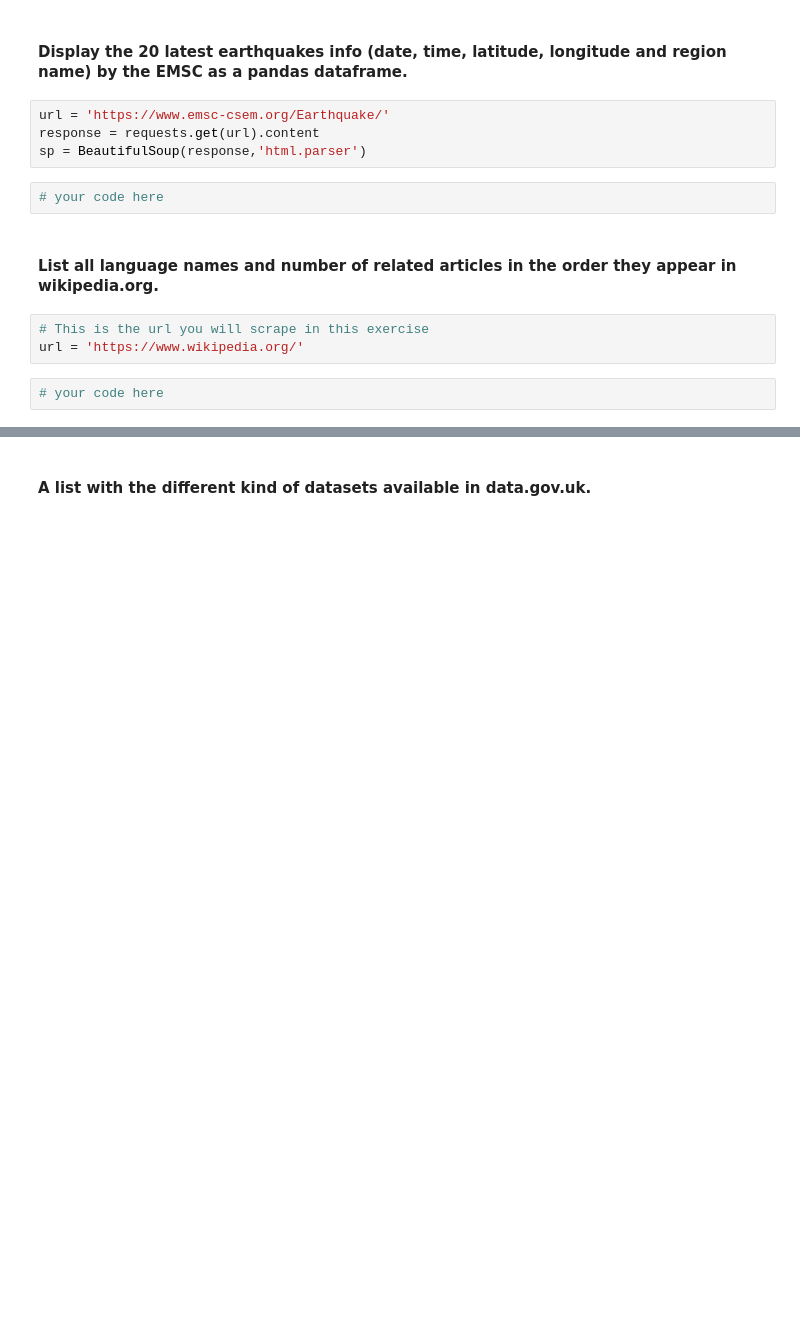
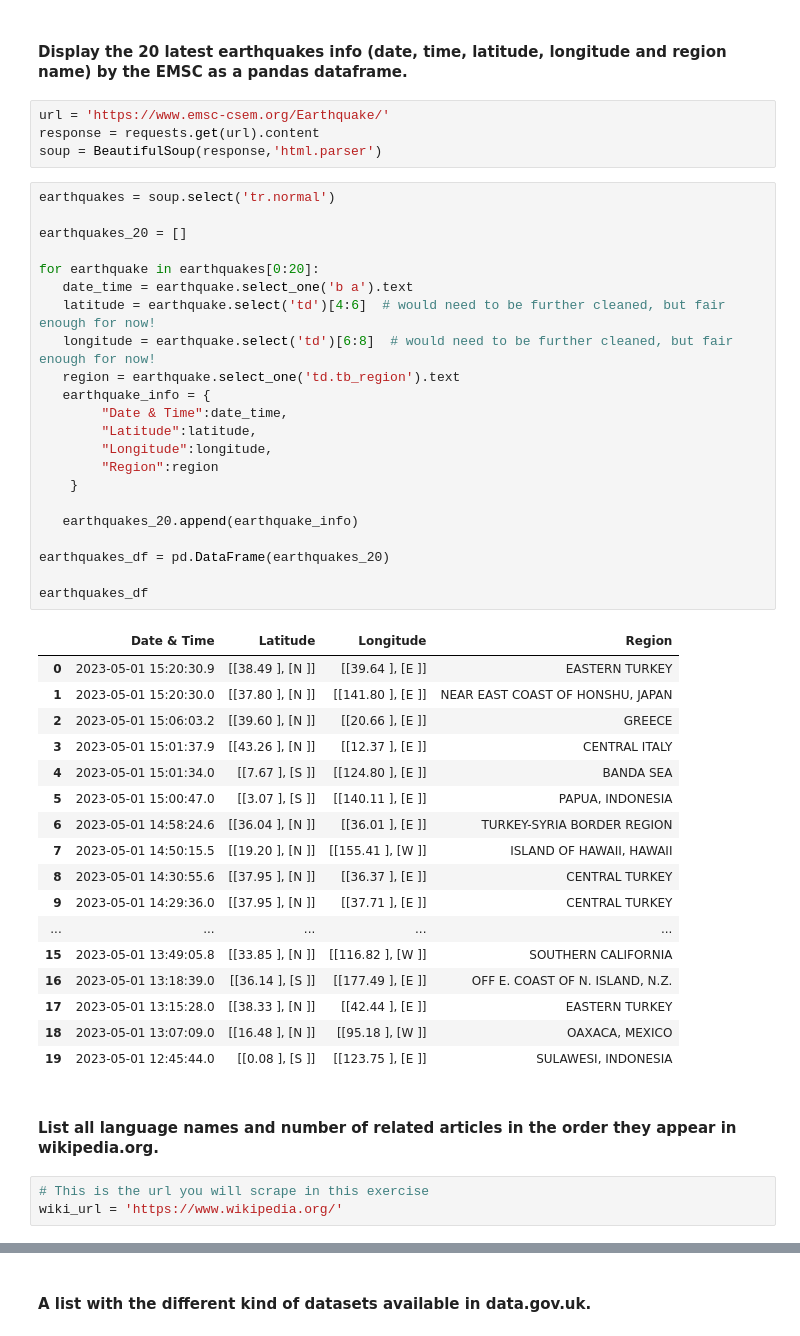
Before and after one commit to matthieubaillard/DAFT_0410, a Jupyter notebook: Module_1/Lab_16_Web-Scraping/main.ipynb, the cells around one changed output, grey strips where cells are left out. Drawn from its saved outputs; the diff is of its cells as text; blank space fills up the shorter version.

```diff
--- a/Module_1/Lab_16_Web-Scraping/main.ipynb
+++ b/Module_1/Lab_16_Web-Scraping/main.ipynb
@@ -368,13 +368,49 @@ names
 # %%
 url = 'https://www.emsc-csem.org/Earthquake/'
 response = requests.get(url).content
-sp = BeautifulSoup(response,'html.parser')
+soup = BeautifulSoup(response,'html.parser')
-# %%
-# your code here
+# %%
+earthquakes = soup.select('tr.normal')
+
+earthquakes_20 = []
+
+for earthquake in earthquakes[0:20]:
+   date_time = earthquake.select_one('b a').text
+   latitude = earthquake.select('td')[4:6]  # would need to be further cleaned, but fair enough for now!
+   longitude = earthquake.select('td')[6:8]  # would need to be further cleaned, but fair enough for now!
+   region = earthquake.select_one('td.tb_region').text
+   earthquake_info = {
+        "Date & Time":date_time,
+        "Latitude":latitude,
+        "Longitude":longitude,
+        "Region":region
+    }
+
+   earthquakes_20.append(earthquake_info)
+
+earthquakes_df = pd.DataFrame(earthquakes_20)
+
+earthquakes_df
+# %% [output]
+|  | Date & Time | Latitude | Longitude | Region |
+| 0 | 2023-05-01 15:20:30.9 | [[38.49 ], [N ]] | [[39.64 ], [E ]] | EASTERN TURKEY |
+| 1 | 2023-05-01 15:20:30.0 | [[37.80 ], [N ]] | [[141.80 ], [E ]] | NEAR EAST COAST OF HONSHU, JAPAN |
+| 2 | 2023-05-01 15:06:03.2 | [[39.60 ], [N ]] | [[20.66 ], [E ]] | GREECE |
+| 3 | 2023-05-01 15:01:37.9 | [[43.26 ], [N ]] | [[12.37 ], [E ]] | CENTRAL ITALY |
+| 4 | 2023-05-01 15:01:34.0 | [[7.67 ], [S ]] | [[124.80 ], [E ]] | BANDA SEA |
+| 5 | 2023-05-01 15:00:47.0 | [[3.07 ], [S ]] | [[140.11 ], [E ]] | PAPUA, INDONESIA |
+| 6 | 2023-05-01 14:58:24.6 | [[36.04 ], [N ]] | [[36.01 ], [E ]] | TURKEY-SYRIA BORDER REGION |
+| 7 | 2023-05-01 14:50:15.5 | [[19.20 ], [N ]] | [[155.41 ], [W ]] | ISLAND OF HAWAII, HAWAII |
+| 8 | 2023-05-01 14:30:55.6 | [[37.95 ], [N ]] | [[36.37 ], [E ]] | CENTRAL TURKEY |
+| 9 | 2023-05-01 14:29:36.0 | [[37.95 ], [N ]] | [[37.71 ], [E ]] | CENTRAL TURKEY |
+| ... | ... | ... | ... | ... |
+| 15 | 2023-05-01 13:49:05.8 | [[33.85 ], [N ]] | [[116.82 ], [W ]] | SOUTHERN CALIFORNIA |
+| 16 | 2023-05-01 13:18:39.0 | [[36.14 ], [S ]] | [[177.49 ], [E ]] | OFF E. COAST OF N. ISLAND, N.Z. |
+| 17 | 2023-05-01 13:15:28.0 | [[38.33 ], [N ]] | [[42.44 ], [E ]] | EASTERN TURKEY |
+| 18 | 2023-05-01 13:07:09.0 | [[16.48 ], [N ]] | [[95.18 ], [W ]] | OAXACA, MEXICO |
+| 19 | 2023-05-01 12:45:44.0 | [[0.08 ], [S ]] | [[123.75 ], [E ]] | SULAWESI, INDONESIA |
 # %% [markdown]
 #### List all language names and number of related articles in the order they appear in wikipedia.org.
 # %%
 # This is the url you will scrape in this exercise
-url = 'https://www.wikipedia.org/'
+wiki_url = 'https://www.wikipedia.org/'
-# %%
-# your code here
```
Also changed, not shown: parts of 9 cells of this notebook.
